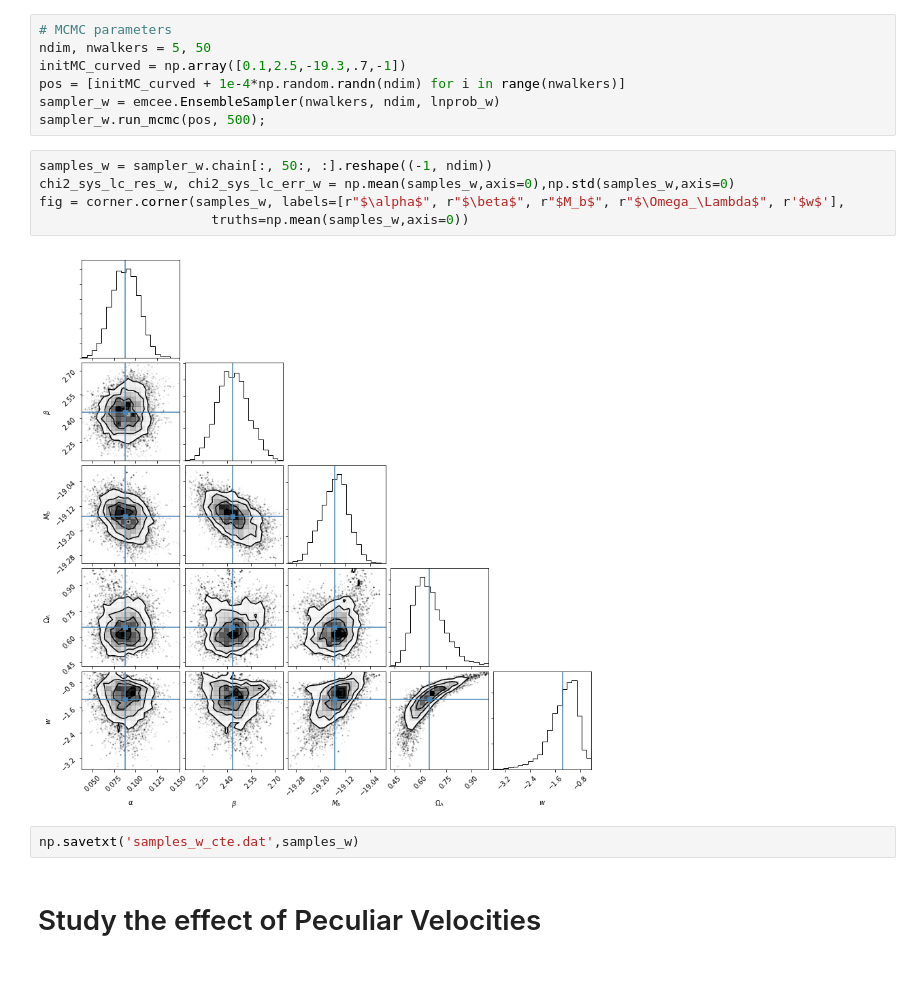
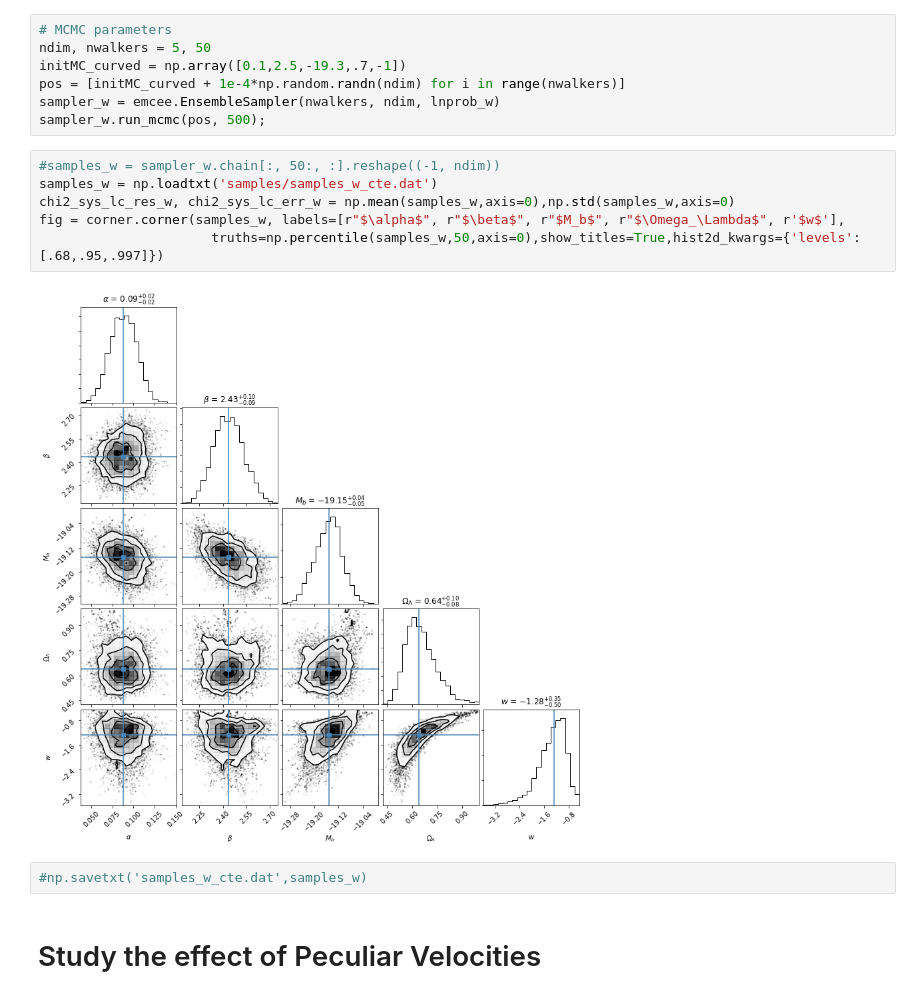
Before and after one commit to OriolAbril/cosmology, a Jupyter notebook: project.ipynb, the cells around one changed output. Saved outputs shown, nothing was run; the diff lists cells and outputs as text.

```diff
--- a/project.ipynb
+++ b/project.ipynb
@@ -459,14 +529,15 @@ pos = [initMC_curved + 1e-4*np.random.randn(ndim) for i in range(nwalkers)]
 sampler_w = emcee.EnsembleSampler(nwalkers, ndim, lnprob_w)
 sampler_w.run_mcmc(pos, 500);
 # %%
-samples_w = sampler_w.chain[:, 50:, :].reshape((-1, ndim))
+#samples_w = sampler_w.chain[:, 50:, :].reshape((-1, ndim))
+samples_w = np.loadtxt('samples/samples_w_cte.dat')
 chi2_sys_lc_res_w, chi2_sys_lc_err_w = np.mean(samples_w,axis=0),np.std(samples_w,axis=0)
 fig = corner.corner(samples_w, labels=[r"$\alpha$", r"$\beta$", r"$M_b$", r"$\Omega_\Lambda$", r'$w$'],
-                      truths=np.mean(samples_w,axis=0))
+                      truths=np.percentile(samples_w,50,axis=0),show_titles=True,hist2d_kwargs={'levels':[.68,.95,.997]})
 # %% [output]
-[figure, old version]
+[figure, new version]
 # %%
-np.savetxt('samples_w_cte.dat',samples_w)
+#np.savetxt('samples_w_cte.dat',samples_w)
 # %% [markdown]
 # Study the effect of Peculiar Velocities
 # %%
```
Also changed, not shown: parts of 19 cells of this notebook.
